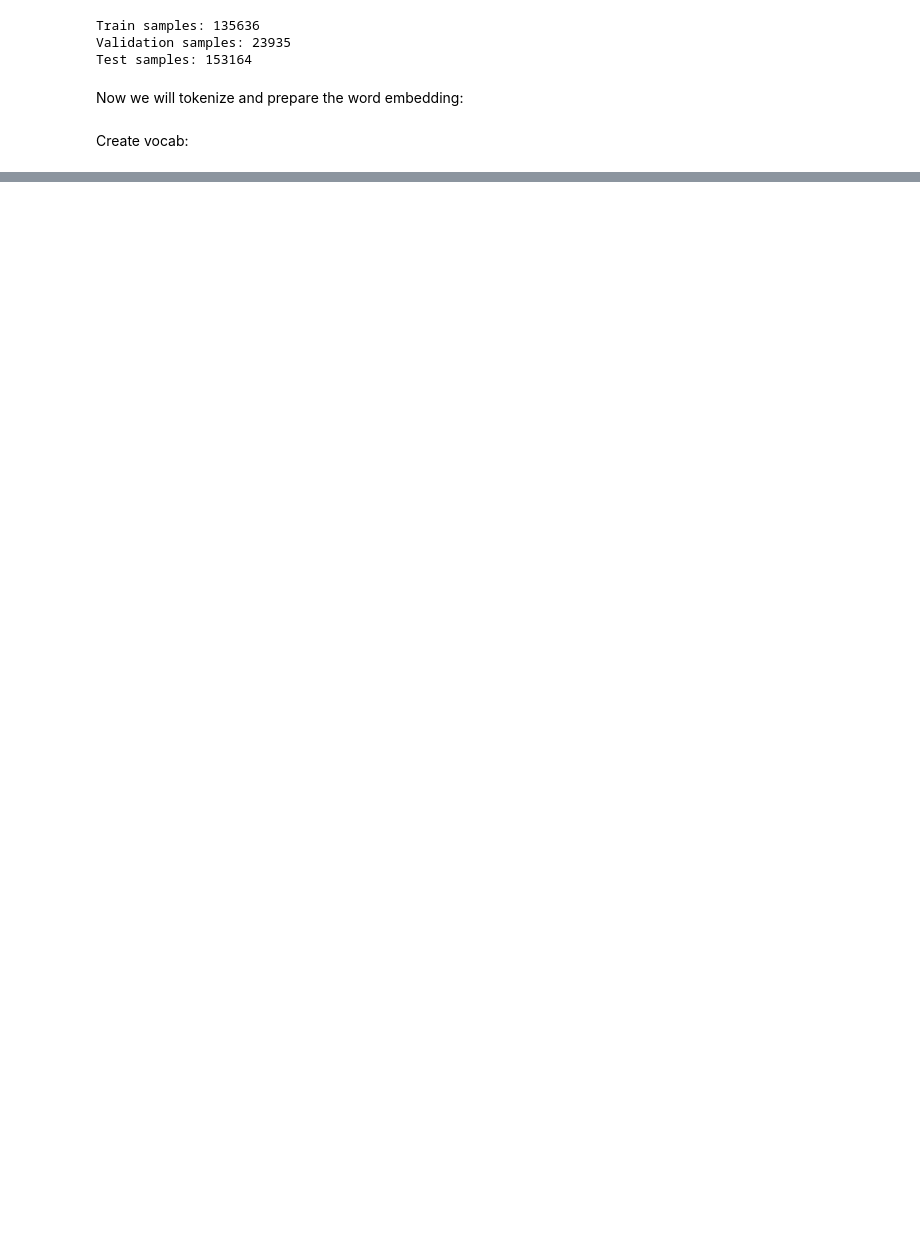
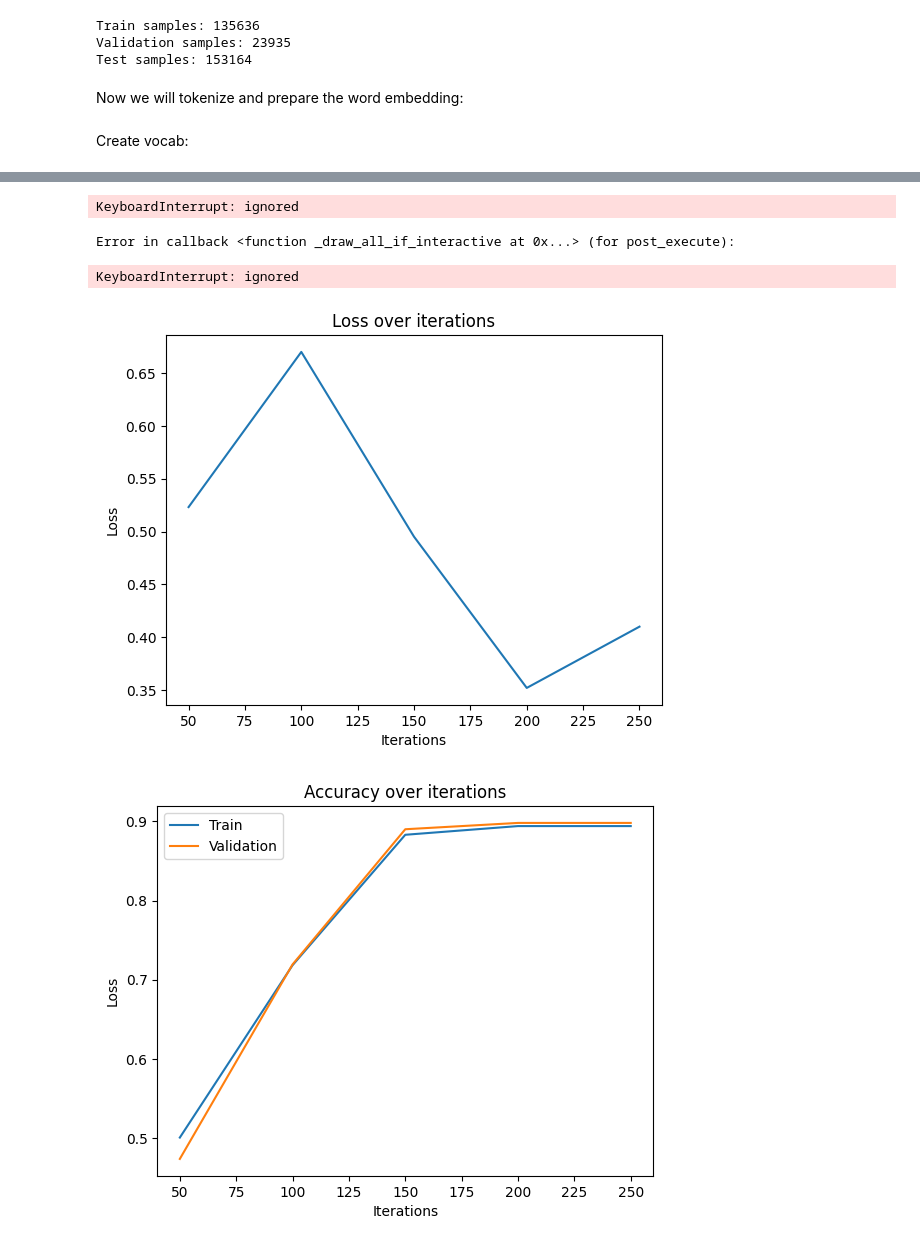
Before and after one commit to MD-Hamza/Toxicity-Detector, a Jupyter notebook: Toxicity_Detector.ipynb, the cells around one changed output, grey strips where cells are left out. Cells and saved outputs as stored; diff of their text form; code cells hidden in the pictures; blank space fills up the shorter version.

Commit message:
Implemented train function

```diff
--- a/Toxicity_Detector.ipynb
+++ b/Toxicity_Detector.ipynb
@@ -231,0 +266,28 @@ Label Example: tensor(0.)
+# %%
+def accuracy(model, dataset, max=1000):
+    """
+    Estimate the accuracy of `model` over the `dataset`.
+    We will take the **most probable class**
+    as the class predicted by the model.
+
+    Parameters:
+        `model`   - An object of class nn.Module
+        `dataset` - A dataset of the same type as `train_data`.
+        `max`     - The max number of samples to use to estimate
+                    model accuracy
+
+    Returns: a floating-point value between 0 and 1.
+    """
+
+    correct, total = 0, 0
+    dataloader = DataLoader(dataset,
+                            batch_size=1,  # use batch size 1 to prevent padding
+                            collate_fn=collate_batch)
+    for i, (x, t) in enumerate(dataloader):
+        z = model(x)
+        y = torch.argmax(z, axis=1)
+        correct += int(torch.sum(t == y))
+        total   += 1
+        if i >= max:
+            break
+    return correct / total
@@ -231,0 +354,8 @@ Label Example: tensor(0.)
+# %%
+RNN_LSTM = LSTMToxicityModel(len(vocab), 128, 64, 7)
+# %%
+train_data_indices = convert_indices(df_train.itertuples(index=False), vocab)
+val_data_indices = convert_indices(df_val.itertuples(index=False), vocab)
+
+train_model(RNN_LSTM, train_data_indices, val_data_indices, plot_every=50)
+# %% [output]
@@ -231,0 +367,5 @@ Label Example: tensor(0.)
+KeyboardInterrupt: ignored
+Error in callback <function _draw_all_if_interactive at 0x...> (for post_execute):
+KeyboardInterrupt: ignored
+[figure, added]
+[figure, added]
```
Also changed, not shown: parts of 9 cells of this notebook.
